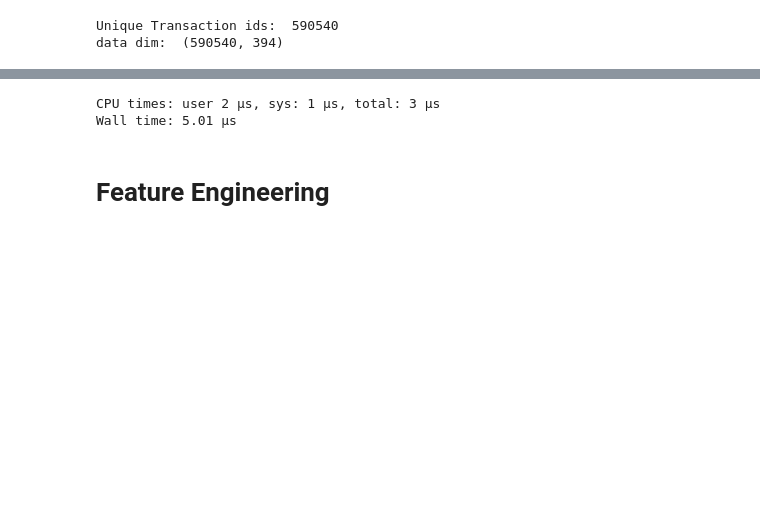
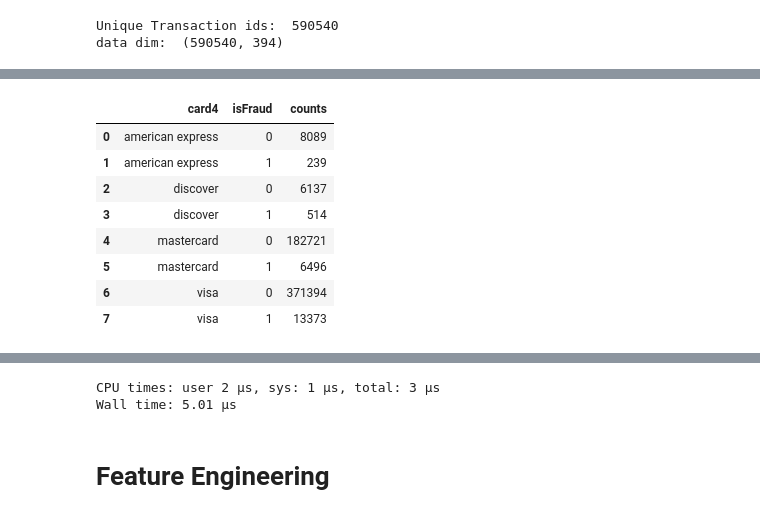
Before and after one commit to AndyT3/ieeeFraud-Detection, a Jupyter notebook: ieeeFraud_Detection.ipynb, the cells around one changed output, grey strips where cells are left out. Saved outputs shown, nothing was run; the diff lists cells and outputs as text; code cells hidden in the pictures; blank space fills up the shorter version.

```diff
--- a/ieeeFraud_Detection.ipynb
+++ b/ieeeFraud_Detection.ipynb
@@ -197 +190,13 @@ pandas_profiling.ProfileReport(train_tran_df[num_Columns_Card]).to_file("Columns
+# %%
+df_card4
+# %% [output]
+|  | card4 | isFraud | counts |
+| 0 | american express | 0 | 8089 |
+| 1 | american express | 1 | 239 |
+| 2 | discover | 0 | 6137 |
+| 3 | discover | 1 | 514 |
+| 4 | mastercard | 0 | 182721 |
+| 5 | mastercard | 1 | 6496 |
+| 6 | visa | 0 | 371394 |
+| 7 | visa | 1 | 13373 |
 # %%
```
Also changed, not shown: parts of 34 cells of this notebook.
